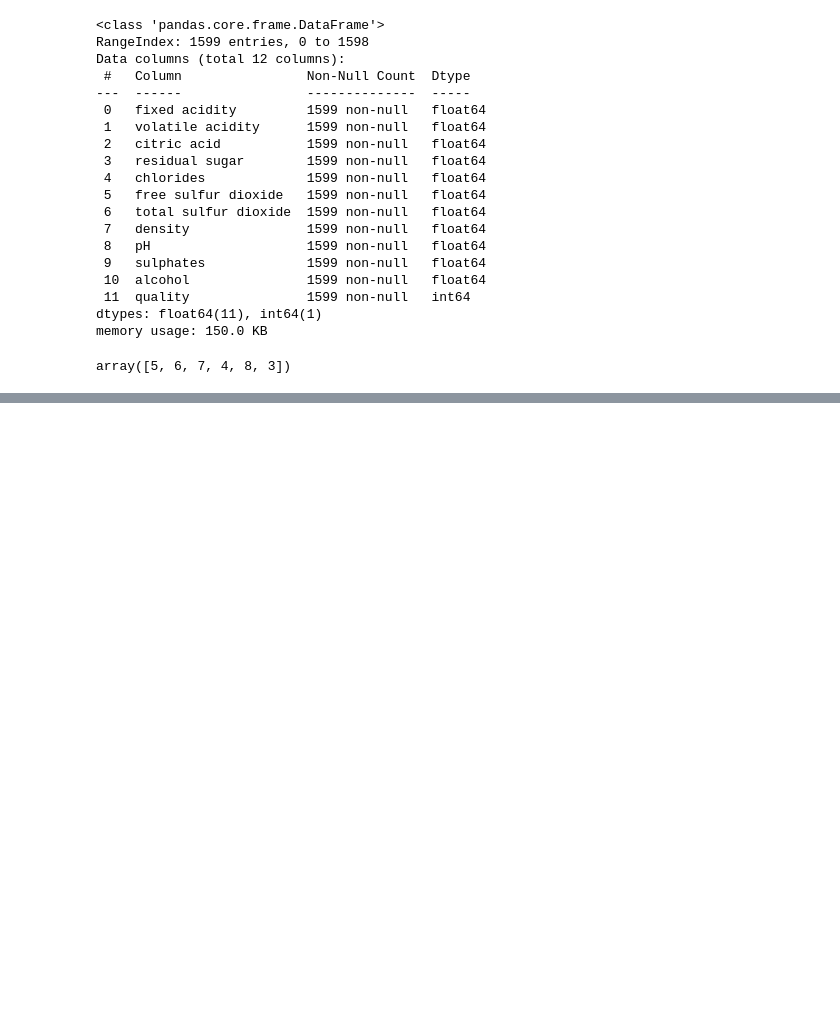
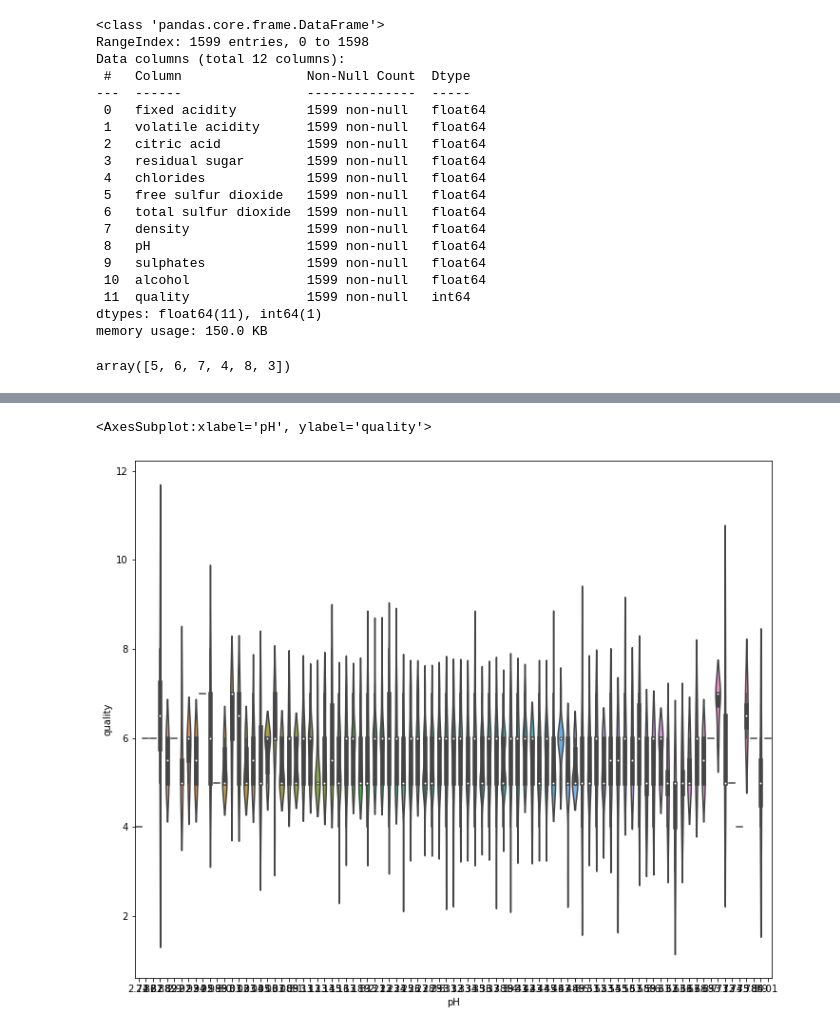
Before and after one commit to klsalcedo/red_wine_analysis, a Jupyter notebook: data_cleaning.ipynb, the cells around one changed output, grey strips where cells are left out. Drawn from its saved outputs; the diff is of its cells as text; code cells hidden in the pictures; blank space fills up the shorter version.

```diff
--- a/data_cleaning.ipynb
+++ b/data_cleaning.ipynb
@@ -65,0 +68,6 @@ for column in df:
+# %%
+fig = plt.figure(figsize=(12,10))
+sns.violinplot(x='pH',y='quality',data=df)
+# %% [output]
+<AxesSubplot:xlabel='pH', ylabel='quality'>
+[figure, added]
```
Also changed, not shown: parts of 5 cells of this notebook, 4 other files.
